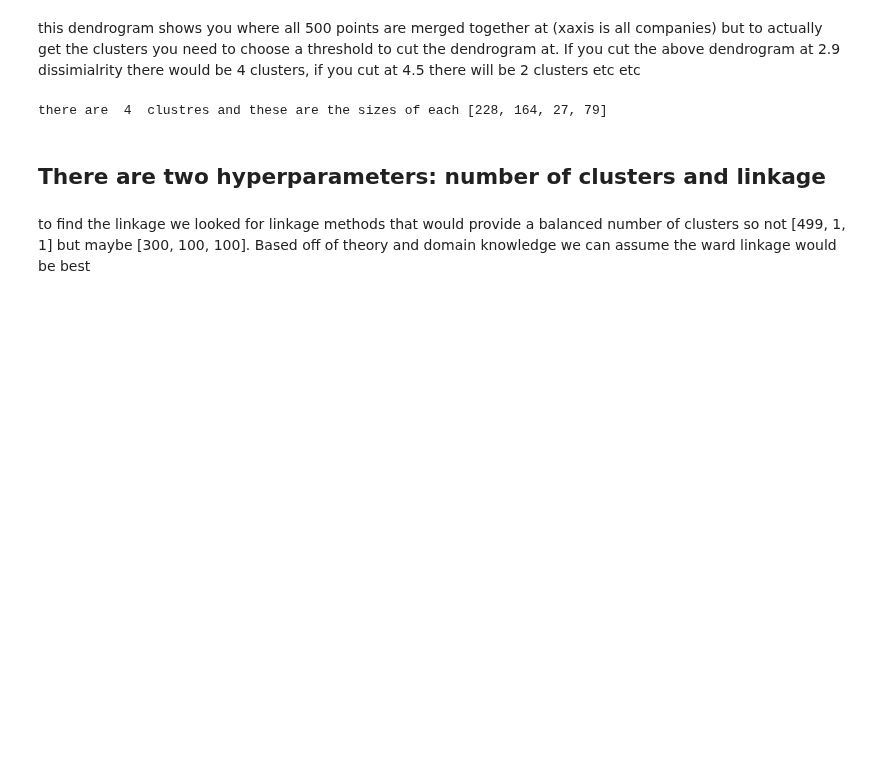
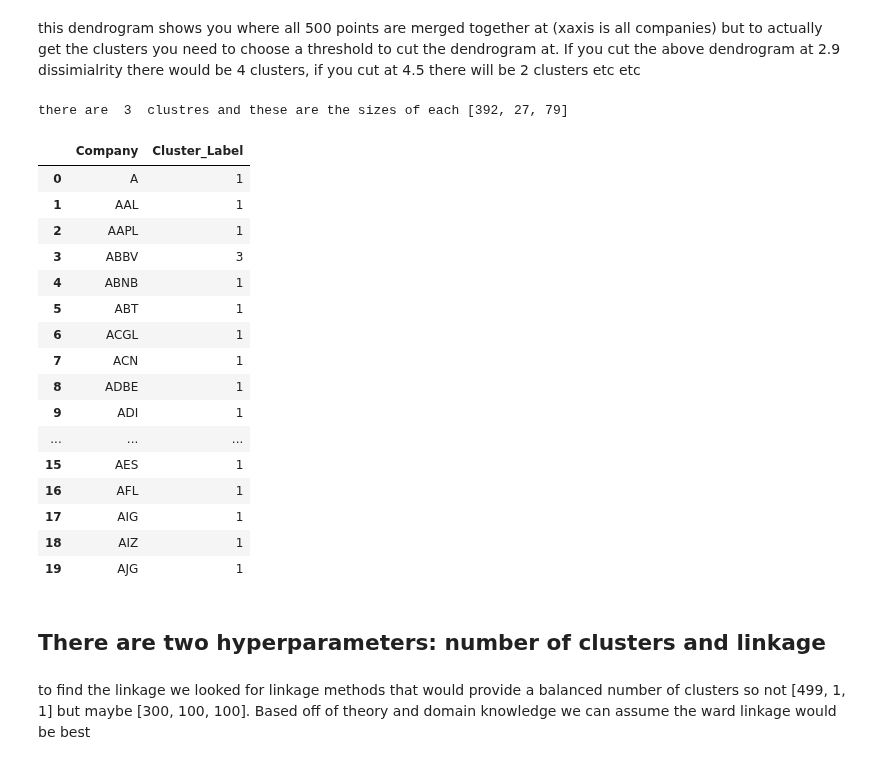
Before and after one commit to ktongk/BTT-JPMC-1, a Jupyter notebook: cluster_final.ipynb, the cells around one changed output. Drawn from its saved outputs; the diff is of its cells as text; code cells hidden in the pictures; blank space fills up the shorter version.

```diff
--- a/cluster_final.ipynb
+++ b/cluster_final.ipynb
@@ -284,7 +302,7 @@ plt.show()
 # %% [markdown]
 this dendrogram shows you where all 500 points are merged together at (xaxis is all companies) but to actually get the clusters you need to choose a threshold to cut the dendrogram at. If you cut the above dendrogram at 2.9 dissimialrity there would be 4 clusters, if you cut at 4.5 there will be 2 clusters etc etc
 # %%
-labels = fcluster(Z, 2.9, criterion='distance')
+labels = fcluster(Z, 3.5, criterion='distance')
 num_clusters = len(set(labels))
 
 
@@ -293,7 +311,27 @@ cluster_sizes = [np.sum(labels == label) for label in unique_labels]
 
 print('there are ', num_clusters, ' clustres and these are the sizes of each', cluster_sizes)
 # %% [output]
-there are  4  clustres and these are the sizes of each [228, 164, 27, 79]
+there are  3  clustres and these are the sizes of each [392, 27, 79]
+# %%
+df_labels = pd.DataFrame({'Company': df_price_pct.columns, 'Cluster_Label': labels})
+# %% [output]
+|  | Company | Cluster_Label |
+| 0 | A | 1 |
+| 1 | AAL | 1 |
+| 2 | AAPL | 1 |
+| 3 | ABBV | 3 |
+| 4 | ABNB | 1 |
+| 5 | ABT | 1 |
+| 6 | ACGL | 1 |
+| 7 | ACN | 1 |
+| 8 | ADBE | 1 |
+| 9 | ADI | 1 |
+| ... | ... | ... |
+| 15 | AES | 1 |
+| 16 | AFL | 1 |
+| 17 | AIG | 1 |
+| 18 | AIZ | 1 |
+| 19 | AJG | 1 |
 # %% [markdown]
 <h2>There are two hyperparameters: number of clusters and linkage</h2>
 # %% [markdown]
```
Also changed, not shown: parts of 12 cells of this notebook, 1 other file.
